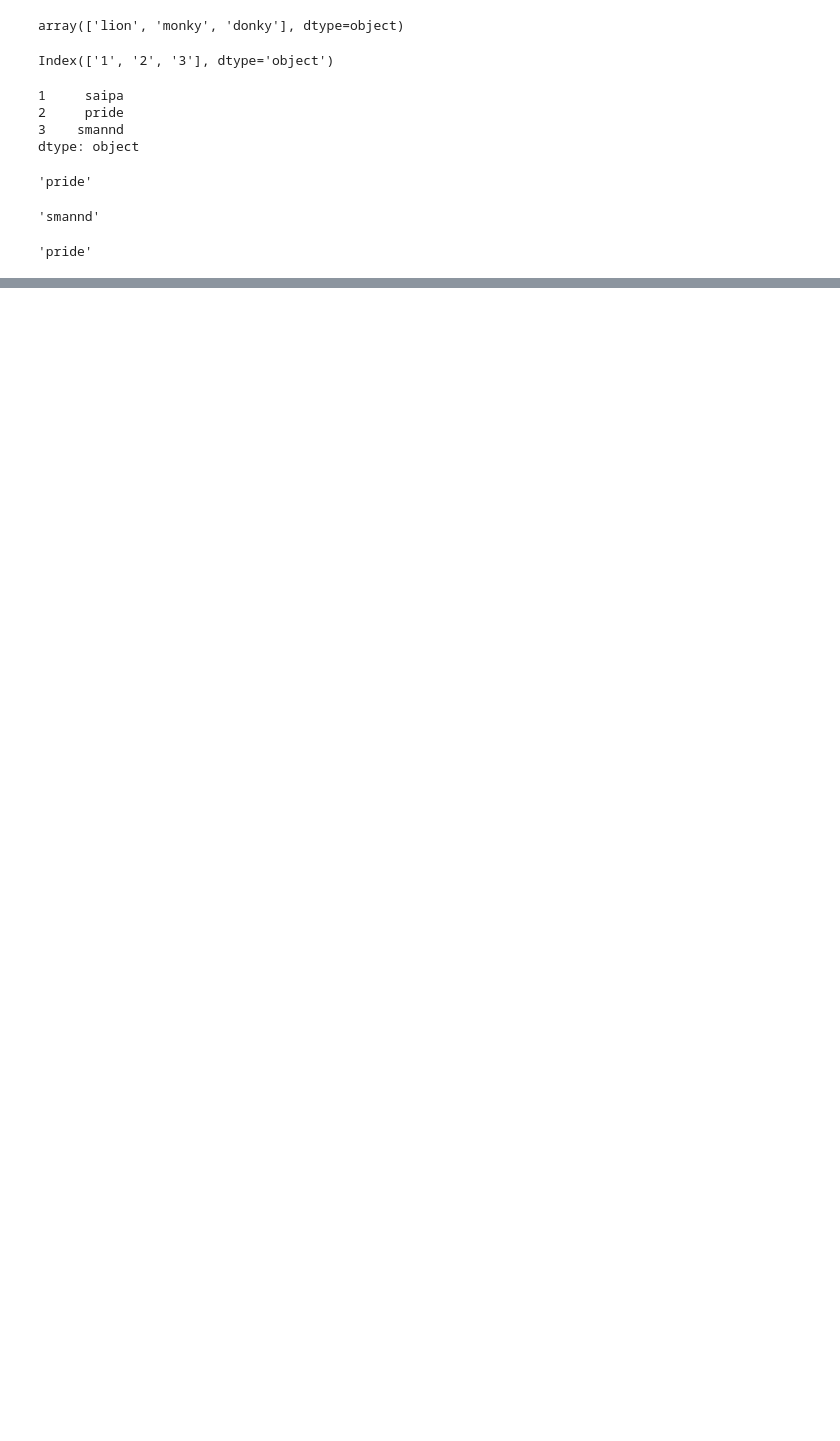
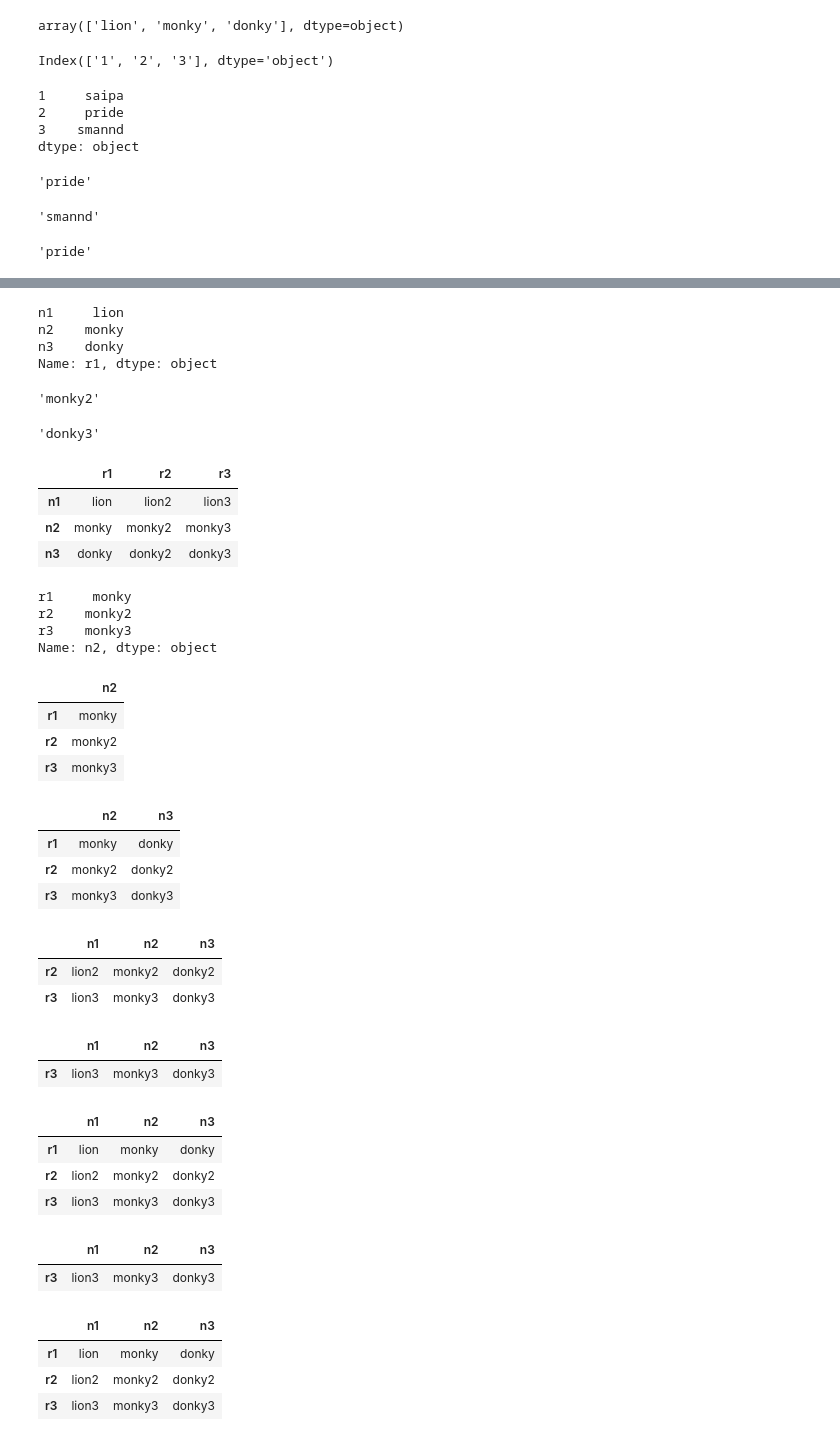
Before and after one commit to Iliya-Askari/Data-Science-Practice, a Jupyter notebook: pandas/pandas-1.ipynb, the cells around one changed output, grey strips where cells are left out. Drawn from its saved outputs; the diff is of its cells as text; code cells hidden in the pictures; blank space fills up the shorter version.

```diff
--- a/pandas/pandas-1.ipynb
+++ b/pandas/pandas-1.ipynb
@@ -108,0 +135,43 @@ p_dictionary.loc['2']
+# %%
+df.loc['r1']
+# %% [output]
+n1     lion
+n2    monky
+n3    donky
+Name: r1, dtype: object
+# %%
+df.loc['r2'].loc['n2']
+# %% [output]
+'monky2'
+# %%
+df.loc['r3','n3']
+# %% [output]
+'donky3'
+# %%
+df.T
+# %% [output]
+|  | r1 | r2 | r3 |
+| n1 | lion | lion2 | lion3 |
+| n2 | monky | monky2 | monky3 |
+| n3 | donky | donky2 | donky3 |
+# %%
+df['n2']
+# %% [output]
+r1     monky
+r2    monky2
+r3    monky3
+Name: n2, dtype: object
+# %%
+df[['n2']]
+# %% [output]
+|  | n2 |
+| r1 | monky |
+| r2 | monky2 |
+| r3 | monky3 |
+# %%
+df.loc[:,['n2','n3']]
+# %% [output]
+|  | n2 | n3 |
+| r1 | monky | donky |
+| r2 | monky2 | donky2 |
+| r3 | monky3 | donky3 |
@@ -108,0 +180,33 @@ p_dictionary.loc['2']
+# %%
+df2.drop('r1',inplace=True)
+df2
+# %% [output]
+|  | n1 | n2 | n3 |
+| r2 | lion2 | monky2 | donky2 |
+| r3 | lion3 | monky3 | donky3 |
+# %%
+df2.drop('r2',inplace=True)
+df2
+# %% [output]
+|  | n1 | n2 | n3 |
+| r3 | lion3 | monky3 | donky3 |
+# %%
+df
+# %% [output]
+|  | n1 | n2 | n3 |
+| r1 | lion | monky | donky |
+| r2 | lion2 | monky2 | donky2 |
+| r3 | lion3 | monky3 | donky3 |
+# %%
+df2
+# %% [output]
+|  | n1 | n2 | n3 |
+| r3 | lion3 | monky3 | donky3 |
+# %%
+df3 = df[:]
+df3
+# %% [output]
+|  | n1 | n2 | n3 |
+| r1 | lion | monky | donky |
+| r2 | lion2 | monky2 | donky2 |
+| r3 | lion3 | monky3 | donky3 |
```
Also changed, not shown: parts of 8 cells of this notebook.
